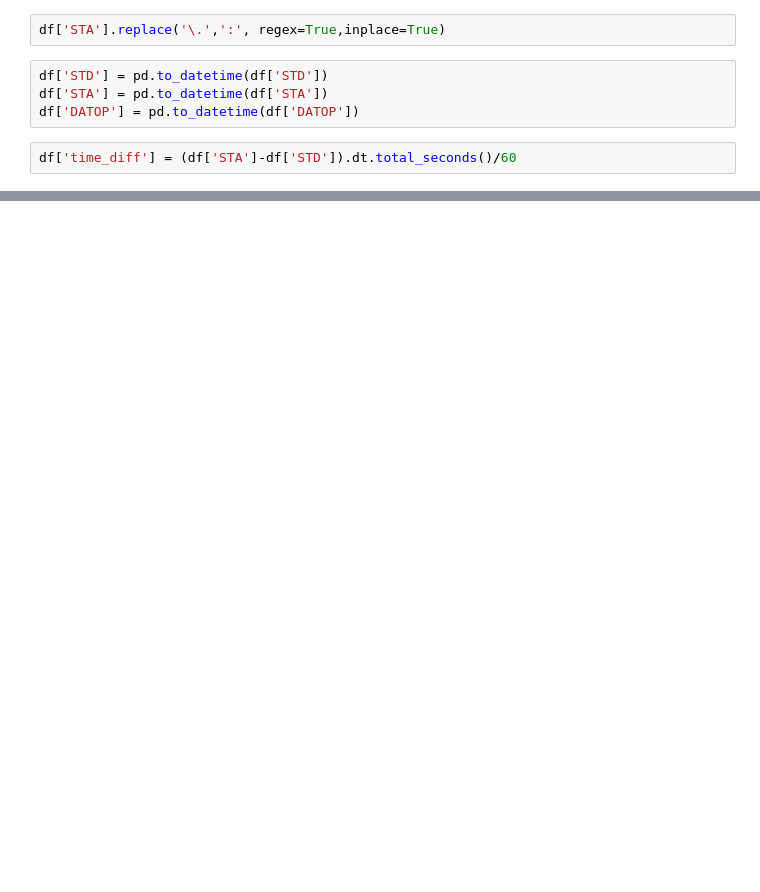
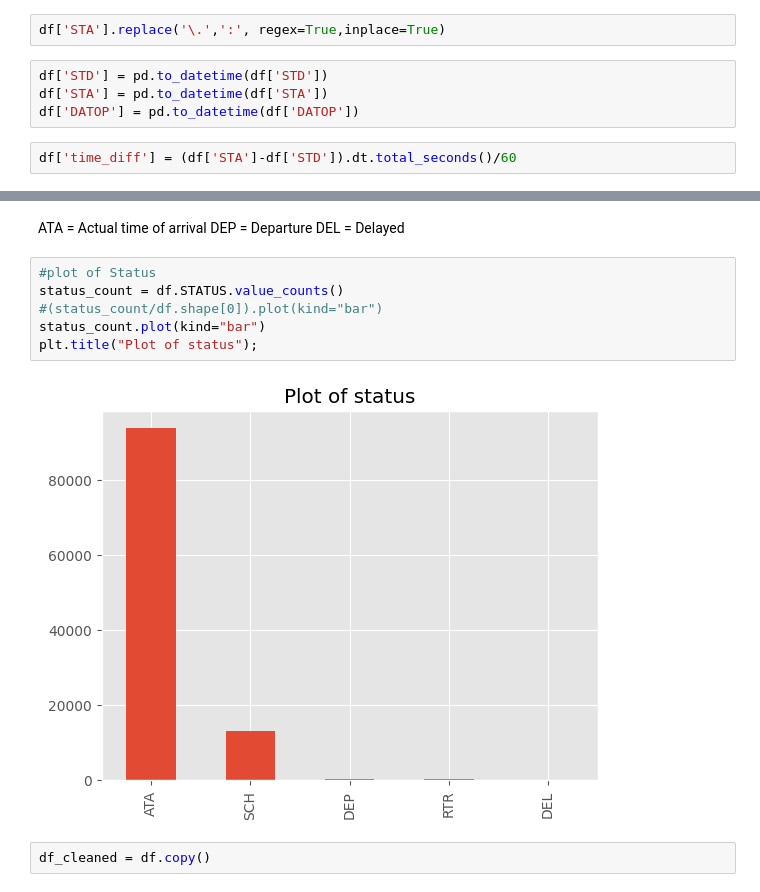
Before and after one commit to pwerden/ds-ml-flight-delay-prediction, a Jupyter notebook: flight_delay.ipynb, the cells around one changed output, grey strips where cells are left out. Drawn from its saved outputs; the diff is of its cells as text; blank space fills up the shorter version.

```diff
--- a/flight_delay.ipynb
+++ b/flight_delay.ipynb
@@ -24,0 +103,14 @@ df
+# %% [markdown]
+ATA = Actual time of arrival
+DEP = Departure
+DEL = Delayed
+# %%
+#plot of Status
+status_count = df.STATUS.value_counts()
+#(status_count/df.shape[0]).plot(kind="bar")
+status_count.plot(kind="bar")
+plt.title("Plot of status");
+# %% [output]
+[figure, added]
+# %%
+df_cleaned = df.copy()
```
Also changed, not shown: parts of 17 cells of this notebook.
